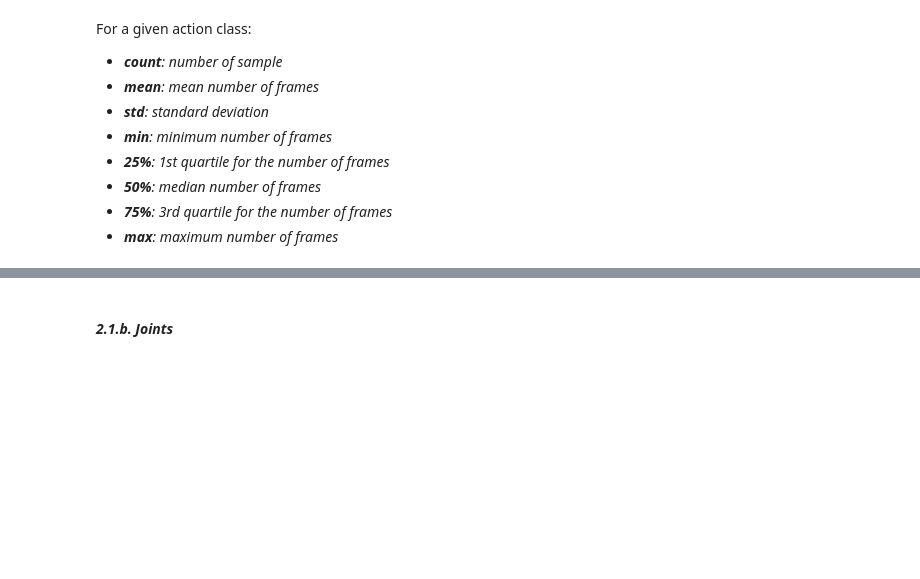
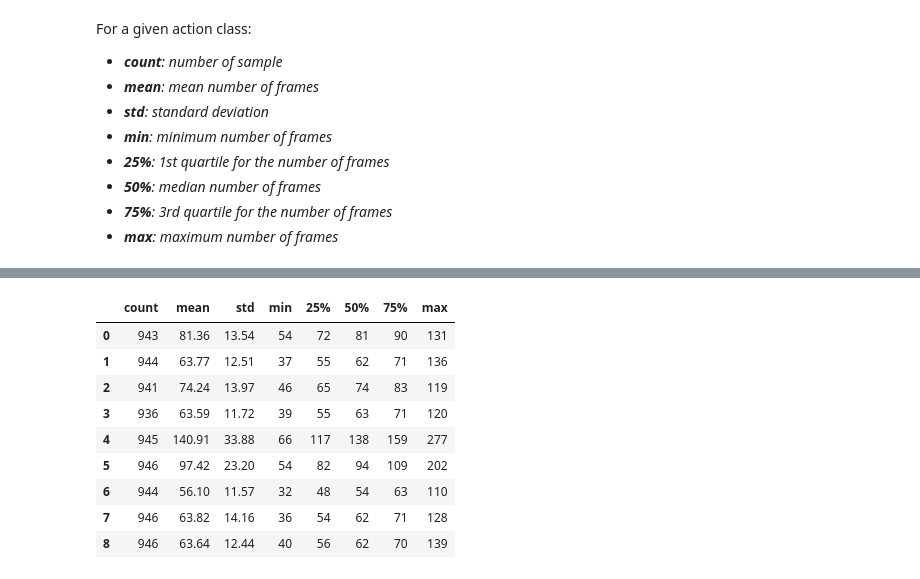
Before and after one commit to anthony-kobanda/human-action-recognition, a Jupyter notebook: data_analysis.ipynb, the cells around one changed output, grey strips where cells are left out. Cells and saved outputs as stored; diff of their text form; code cells hidden in the pictures; blank space fills up the shorter version.

```diff
--- a/data_analysis.ipynb
+++ b/data_analysis.ipynb
@@ -79,4 +61,25 @@ class 5 : reach into pocket
 class 6 : pointing to something with finger
 class 7 : check time (from watch)
 class 8 : falling
+# %%
+class HumanActionDataset2D(Dataset):
+
+    def __init__(self, data_dir, data_files, classes, with_depth=True, flatten=False):
+        self.data_dir = data_dir
+        self.data_files = [data_file for data_file in data_files if int(data_file[17:-4])-1 in classes]
+        self.classes = classes
+        self.with_depth = with_depth
+        self.flatten =  flatten
+
+    def __len__(self):
+        return len(self.data_files)
+
+    def __getitem__(self, idx):
+        tensor = torch.Tensor(np.load(self.data_dir + self.data_files[idx]))
+        if not self.with_depth:
+            tensor = tensor[:,:,:2]
+        if self.flatten:
+            tensor = tensor.reshape((tensor.shape[0], tensor.shape[1]*tensor.shape[2]))
+        label = self.classes.index(int(self.data_files[idx][17:-4])-1)
+        return (tensor, label)
 # %%
@@ -110,3 +112,4 @@ ___
 # %%
-general_info = [(i, HAD[i][0].shape[0], HAD[i][1]) for i in range(len(HAD))]
-general_dataframe = pd.DataFrame(data=general_info, columns=["id", "nb_frame", "action_class"])
+frames_info_2D = [(i, HAD2D[i][0].shape[0], HAD2D[i][1]) for i in range(len(HAD2D))]
+frames_info_2D = pd.DataFrame(data=frames_info_2D, columns=["id", "nb_frames", "action_class"])
+frames_info_2D = frames_info_2D.set_index("id")
@@ -115,3 +116,15 @@ general_dataframe = pd.DataFrame(data=general_info, columns=["id", "nb_frame", "
+# %%
+frames_info_2D_stats = [frames_info_2D[frames_info_2D["action_class"] == i].describe()["nb_frames"] for i in range(len(classes))]
+frames_info_2D_stats = pd.DataFrame(frames_info_2D_stats, index = range(len(classes)))
+
+frames_info_2D_stats["count"] = frames_info_2D_stats["count"].astype(int)
+frames_info_2D_stats["min"] = frames_info_2D_stats["min"].astype(int)
+frames_info_2D_stats["25%"] = frames_info_2D_stats["25%"].astype(int)
+frames_info_2D_stats["50%"] = frames_info_2D_stats["50%"].astype(int)
+frames_info_2D_stats["75%"] = frames_info_2D_stats["75%"].astype(int)
+frames_info_2D_stats["max"] = frames_info_2D_stats["max"].astype(int)
+frames_info_2D_stats["mean"] = frames_info_2D_stats["mean"].round(2)
+frames_info_2D_stats["std"] = frames_info_2D_stats["std"].round(2)
 # %% [markdown]
 For a given action class:
 * ***count**: number of sample*
@@ -197,2 +138,13 @@ Name: nb_frame, dtype: float64
-# %% [markdown]
-#### *2.1.b. Joints*
+# %%
+display(frames_info_2D_stats)
+# %% [output]
+|  | count | mean | std | min | 25% | 50% | 75% | max |
+| 0 | 943 | 81.36 | 13.54 | 54 | 72 | 81 | 90 | 131 |
+| 1 | 944 | 63.77 | 12.51 | 37 | 55 | 62 | 71 | 136 |
+| 2 | 941 | 74.24 | 13.97 | 46 | 65 | 74 | 83 | 119 |
+| 3 | 936 | 63.59 | 11.72 | 39 | 55 | 63 | 71 | 120 |
+| 4 | 945 | 140.91 | 33.88 | 66 | 117 | 138 | 159 | 277 |
+| 5 | 946 | 97.42 | 23.20 | 54 | 82 | 94 | 109 | 202 |
+| 6 | 944 | 56.10 | 11.57 | 32 | 48 | 54 | 63 | 110 |
+| 7 | 946 | 63.82 | 14.16 | 36 | 54 | 62 | 71 | 128 |
+| 8 | 946 | 63.64 | 12.44 | 40 | 56 | 62 | 70 | 139 |
```
Also changed, not shown: parts of 21 cells of this notebook, 19 other files.
